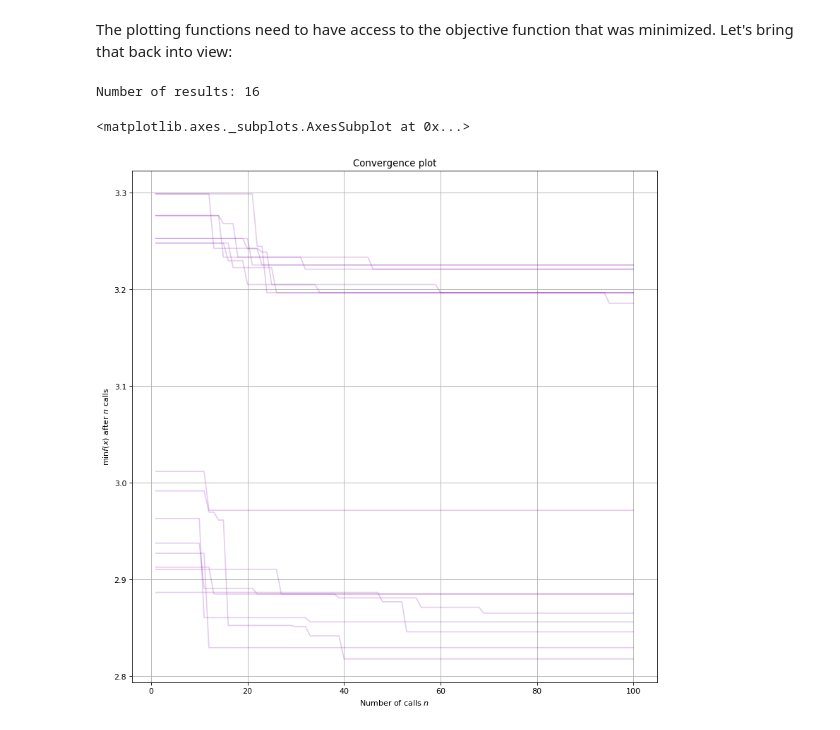
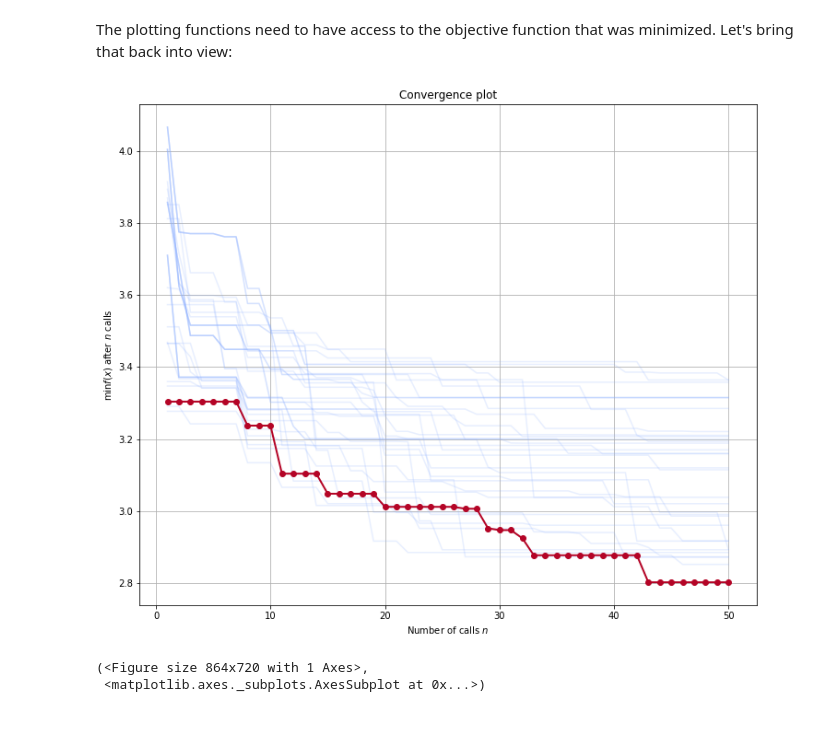
Before and after one commit to yngtdd/hyperspace, a Jupyter notebook: examples/notebooks/visualizing_results.ipynb, the cells around one changed output. Cells and saved outputs as stored; diff of their text form; code cells hidden in the pictures.

Commit message:
Adding image of results

```diff
--- a/examples/notebooks/visualizing_results.ipynb
+++ b/examples/notebooks/visualizing_results.ipynb
@@ -35,13 +37,12 @@ def objective(params):
     return -np.mean(cross_val_score(reg, X, y, cv=5, n_jobs=-1,
                                     scoring="neg_mean_absolute_error"))
 # %%
-gbm_results = load_results("/Users/ygx/hyperspace/examples/gbm_results", sort=True)
+gbm_results = load_results("/home/ygx/dev/jatkaa/hyperspace/examples/results/skopt/space5", sort=True)
-# %% [output]
-Number of results: 16
-# %%
-fig=plt.figure(figsize=(12, 12), dpi= 80, facecolor='w', edgecolor='k')
-
-plot_convergence(gbm_results)
-# %% [output]
-<matplotlib.axes._subplots.AxesSubplot at 0x...>
-[figure, removed]
+# %%
+best = gbm_results.pop(0)
+# %%
+plt.rcParams['figure.figsize'] = [12, 10]
+
+fig = plot_convergence(gbm_results, best)
+# %% [output]
+[figure, added]
@@ -47,0 +51,5 @@ plot_convergence(gbm_results)
+# %%
+fig
+# %% [output]
+(<Figure size 864x720 with 1 Axes>,
+ <matplotlib.axes._subplots.AxesSubplot at 0x...>)
```
Also changed, not shown: parts of 2 cells of this notebook, 1 other file.
